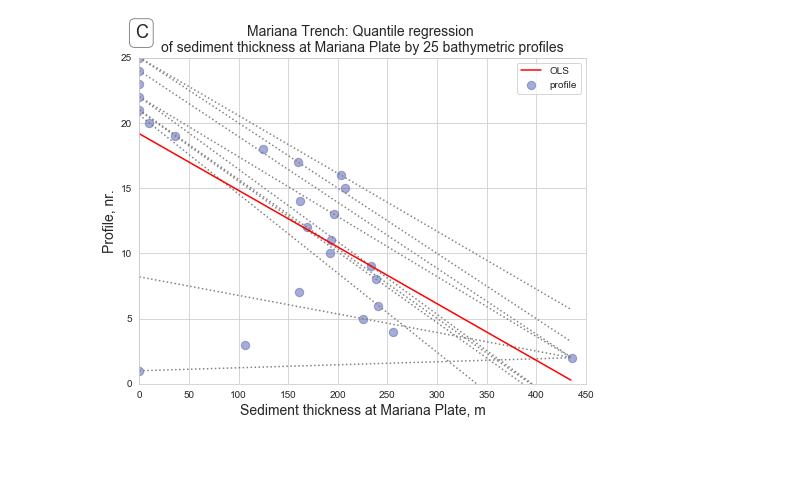
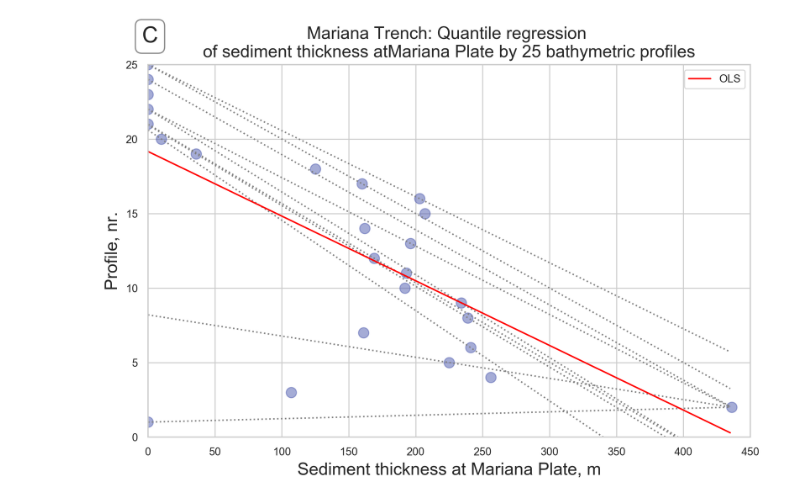
Before and after one commit to paulinelemenkova/Python-script-029-SM-Quantile-Regression, a Jupyter notebook: Script-029c-SM-Quantile regression (plate_maria-sedim_thick).ipynb, the cells around one changed output. Drawn from its saved outputs; the diff is of its cells as text; code cells hidden in the pictures; blank space fills up the shorter version.

```diff
--- a/Script-029c-SM-Quantile regression (plate_maria-sedim_thick).ipynb
+++ b/Script-029c-SM-Quantile regression (plate_maria-sedim_thick).ipynb
@@ -1,29 +1,30 @@
 # %%
-# Quantile regression
-# Step-1. Load libraries
+#!/usr/bin/env python
+# coding: utf-8
 from __future__ import print_function
-%matplotlib inline
+#get_ipython().run_line_magic('matplotlib', 'inline')
+import os
 import patsy
 import numpy as np
 import pandas as pd
 import statsmodels.api as sm
 import statsmodels.formula.api as smf
+from statsmodels.regression.quantile_regression import QuantReg
 import matplotlib.pyplot as plt
-from statsmodels.regression.quantile_regression import QuantReg
 import seaborn as sns
-import os
+
 sns.set_style('whitegrid')
+sns.set_context('paper')
 
-# Step-2. Import data
 os.chdir('/Users/pauline/Documents/Python')
 data = pd.read_csv("Tab-Morph.csv")
 
-# Step-3. Least Absolute Deviation
+# Least Absolute Deviation
 mod = smf.quantreg('profile ~ plate_maria', data)
 res = mod.fit(q=.5)
 print(res.summary())
 
-# Step-4. Placing the quantile regression results in a Pandas DataFrame, and the OLS results in a dictionary
+# Placing the quantile regression results in a Pandas DataFrame, and the OLS results in a dictionary
 quantiles = np.arange(.05, .96, .1)
 def fit_model(q):
     res = mod.fit(q=q)
@@ -43,15 +44,18 @@ ols = dict(a = ols.params['Intercept'],
 print(models)
 print(ols)
 
-# Step-5.
+# Plotting
 x = np.arange(data.plate_maria.min(), data.plate_maria.max(), 5)
 get_y = lambda a, b: a + b * x
 
-fig, ax = plt.subplots(figsize=(8, 6))
+fig, ax = plt.subplots(figsize=(8, 6), dpi=300)
 
 for i in range(models.shape[0]):
     y = get_y(models.a[i], models.b[i])
     ax.plot(x, y, linestyle='dotted', color='grey')
+
+bbox_props = dict(boxstyle='round, pad=0.3', fc='w',
+                  edgecolor='grey', linewidth=1, alpha=0.9)
 
 y = get_y(ols['a'], ols['b'])
 
@@ -62,12 +66,20 @@ ax.set_ylim((0, 25))
 legend = ax.legend()
 ax.set_xlabel('Sediment thickness at Mariana Plate, m', fontsize=14)
 ax.set_ylabel('Profile, nr.', fontsize=14);
+plt.title("Mariana Trench: \
+Quantile regression \nof sediment thickness at\
+Mariana Plate by 25 bathymetric profiles",
+          fontsize=14)
+plt.annotate('C', xy=(-0.01, 1.06), xycoords="axes fraction",
+             fontsize=18, bbox=bbox_props)
 
-
-
-plt.title("Mariana Trench: Quantile regression \nof sediment thickness at Mariana Plate by 25 bathymetric profiles", fontsize=14)
-plt.annotate('C', xy=(-0.01, 1.06), xycoords="axes fraction", fontsize=18,
-           bbox=dict(boxstyle='round, pad=0.3', fc='w', edgecolor='grey', linewidth=1, alpha=0.9))
+# visualize and save
+plt.tight_layout()
+plt.subplots_adjust(top=0.85, bottom=0.15,
+                    left=0.10, right=0.95,
+                    hspace=0.25, wspace=0.35
+                    )
+fig.savefig('plot_QRc.png', dpi=300)
 plt.show()
 # %% [output]
                          QuantReg Regression Results
@@ -80,11 +92,11 @@ Time:                        09:44:40   Df Residuals:                       23
                                         Df Model:                            1
 ===============================================================================
                   coef    std err          t      P>|t|      [0.025      0.975]
 -------------------------------------------------------------------------------
 Intercept      21.0000      1.872     11.220      0.000      17.128      24.872
 ... (10 lines left out)
 7  0.75  23.999997 -0.050459 -0.076879 -0.024038
 8  0.85  24.999953 -0.050000       NaN       NaN
 9  0.95  25.000000 -0.044341       NaN       NaN
 {'a': 19.167137314699673, 'b': -0.043406090334316375, 'lb': -0.06456985269959475, 'ub': -0.022242327969037988}
-[figure, old version]
+[figure, new version]
```
Also changed, not shown: parts of 1 cell of this notebook.
